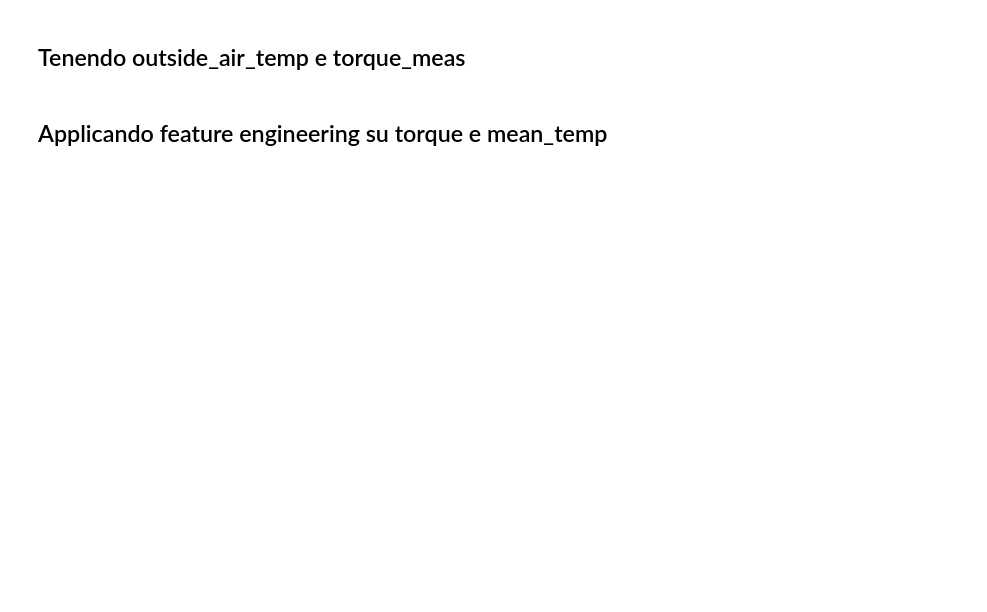
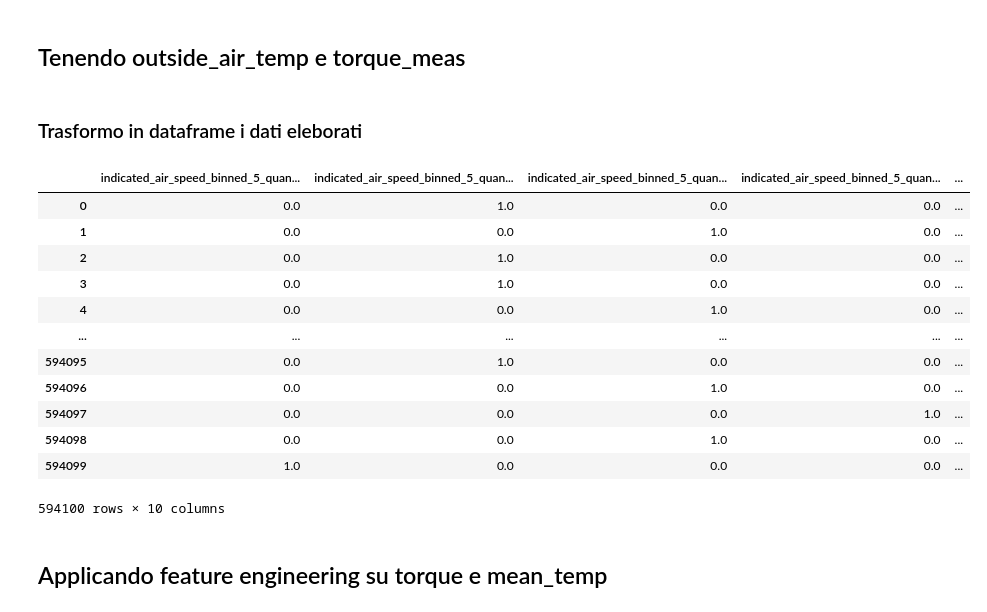
Before and after one commit to TizianoCosta/AML_2425_FinalProject, a Jupyter notebook: notebook/regressione_logistica_3.ipynb, the cells around one changed output. Cells and saved outputs as stored; diff of their text form; code cells hidden in the pictures; blank space fills up the shorter version.

```diff
--- a/notebook/regressione_logistica_3.ipynb
+++ b/notebook/regressione_logistica_3.ipynb
@@ -775,40 +767,3 @@ preprocessing_OH = Pipeline([
 # Apply the updated pipeline to data_train_x
 # The output of ColumnTransformer is a numpy array when remainder='passthrough'
 data_train_processed_x_array_OH = preprocessing_OH.fit_transform(data_train_x)
-# %%
-# prompt: mostra i dati di data_train_processed_x_array come data_frame
-
-import pandas as pd
-# To convert the numpy array back to a DataFrame, you need the column names.
-# The ColumnTransformer with 'passthrough' remainder puts the transformed
-# columns first, followed by the 'remainder' columns in their original order.
-
-# Get the names of the columns *before* the ColumnTransformer step
-# This requires running the steps *before* the ColumnTransformer
-temp_pipeline_before_oh = Pipeline(preprocessing_OH.steps[:-1]) # Get all steps except the last one (OneHotEncoder)
-data_train_before_oh = temp_pipeline_before_oh.fit_transform(data_train_x)
-
-# Get the column names from the step *before* OneHotEncoder
-cols_before_oh = data_train_before_oh.columns.tolist()
-
-# The OneHotEncoder step:
-# 'indicated_air_speed_binned_5_quantile' is OHE
-# The remainder are the columns in `cols_before_oh` *minus* 'indicated_air_speed_binned_5_quantile'
-
-# Get the categories found by the OneHotEncoder
-ohe_categories = preprocessing_OH.named_steps['one_hot_encode_binned_air_speed'].named_transformers_['onehot'].categories_[0]
-ohe_col_names = [f'indicated_air_speed_binned_5_quantile_{cat}' for cat in ohe_categories]
-
-# Get the names of the columns that will be passed through (the remainder)
-remainder_cols = [col for col in cols_before_oh if col != 'indicated_air_speed_binned_5_quantile']
-
-# The final column order in the output array is OHE columns followed by remainder columns
-final_column_names = ohe_col_names + remainder_cols
-
-# Create the DataFrame from the numpy array and the derived column names
-data_train_processed_df = pd.DataFrame(data_train_processed_x_array, columns=final_column_names)
-
-print("\ndata_train_processed_x_array as DataFrame:")
-print(data_train_processed_df.head())
-print("\nShape of data_train_processed_x_array as DataFrame:", data_train_processed_df.shape)
-print("\nColumns of data_train_processed_x_array as DataFrame:", data_train_processed_df.columns)
@@ -865,7 +857,29 @@ preprocessing_OH_OT = Pipeline([
 
 # Apply the updated pipeline to data_train_x
 # The output of ColumnTransformer is a numpy array when remainder='passthrough'
-data_train_processed_x_array = preprocessing_OH_OT.fit_transform(data_train_x)
+data_train_processed_x_array_OH_OT = preprocessing_OH_OT.fit_transform(data_train_x)
+# %% [markdown]
+### Trasformo in dataframe i dati eleborati
+# %%
+# prompt: trasforma i dati di data_train_processed_x_array_OH_OT in un  data_frame con i nomi delle feature corrispondenti non printare
+
+data_train_processed_OH_OT = to_dataframe(preprocessing_OH_OT, data_train_x)
+
+data_train_processed_OH_OT
+# %% [output]
+|  | indicated_air_speed_binned_5_quan... | indicated_air_speed_binned_5_quan... | indicated_air_speed_binned_5_quan... | indicated_air_speed_binned_5_quan... | ... |
+| 0 | 0.0 | 1.0 | 0.0 | 0.0 | ... |
+| 1 | 0.0 | 0.0 | 1.0 | 0.0 | ... |
+| 2 | 0.0 | 1.0 | 0.0 | 0.0 | ... |
+| 3 | 0.0 | 1.0 | 0.0 | 0.0 | ... |
+| 4 | 0.0 | 0.0 | 1.0 | 0.0 | ... |
+| ... | ... | ... | ... | ... | ... |
+| 594095 | 0.0 | 1.0 | 0.0 | 0.0 | ... |
+| 594096 | 0.0 | 0.0 | 1.0 | 0.0 | ... |
+| 594097 | 0.0 | 0.0 | 0.0 | 1.0 | ... |
+| 594098 | 0.0 | 0.0 | 1.0 | 0.0 | ... |
+| 594099 | 1.0 | 0.0 | 0.0 | 0.0 | ... |
+594100 rows × 10 columns
 # %% [markdown]
 ## Applicando feature engineering su torque e mean_temp
 # %%
```
Also changed, not shown: parts of 15 cells of this notebook.
